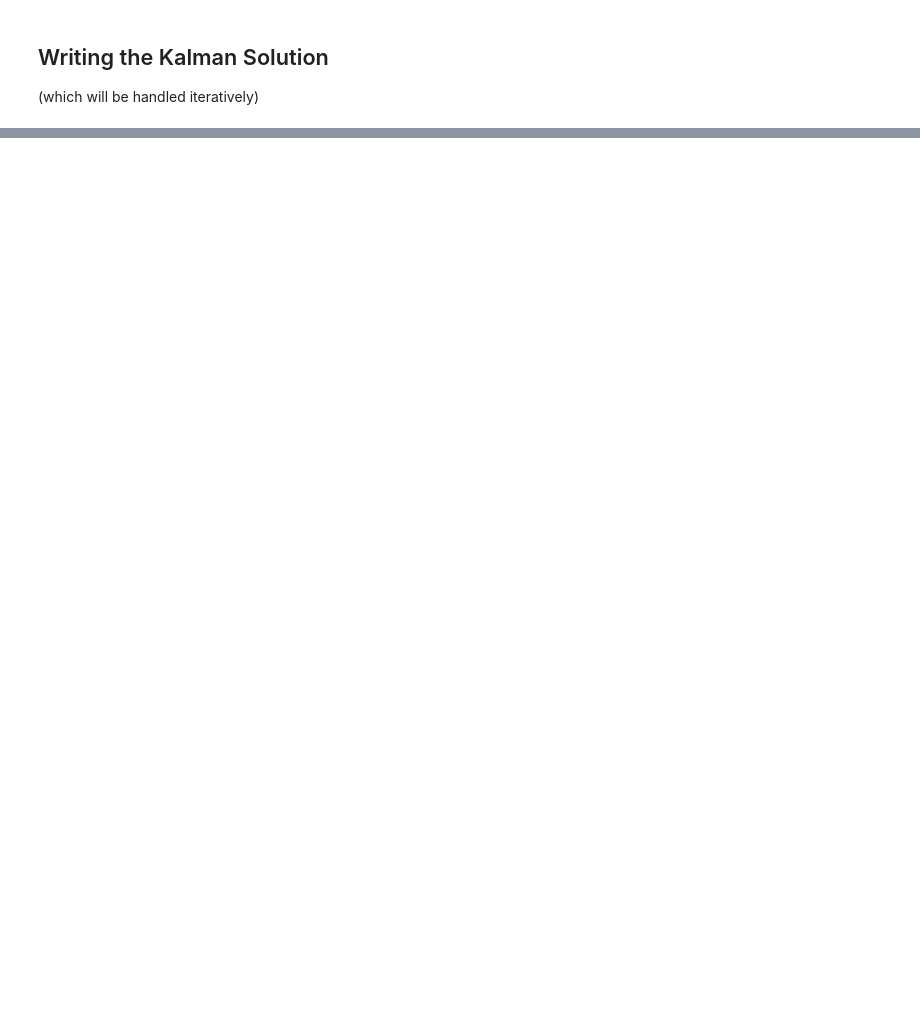
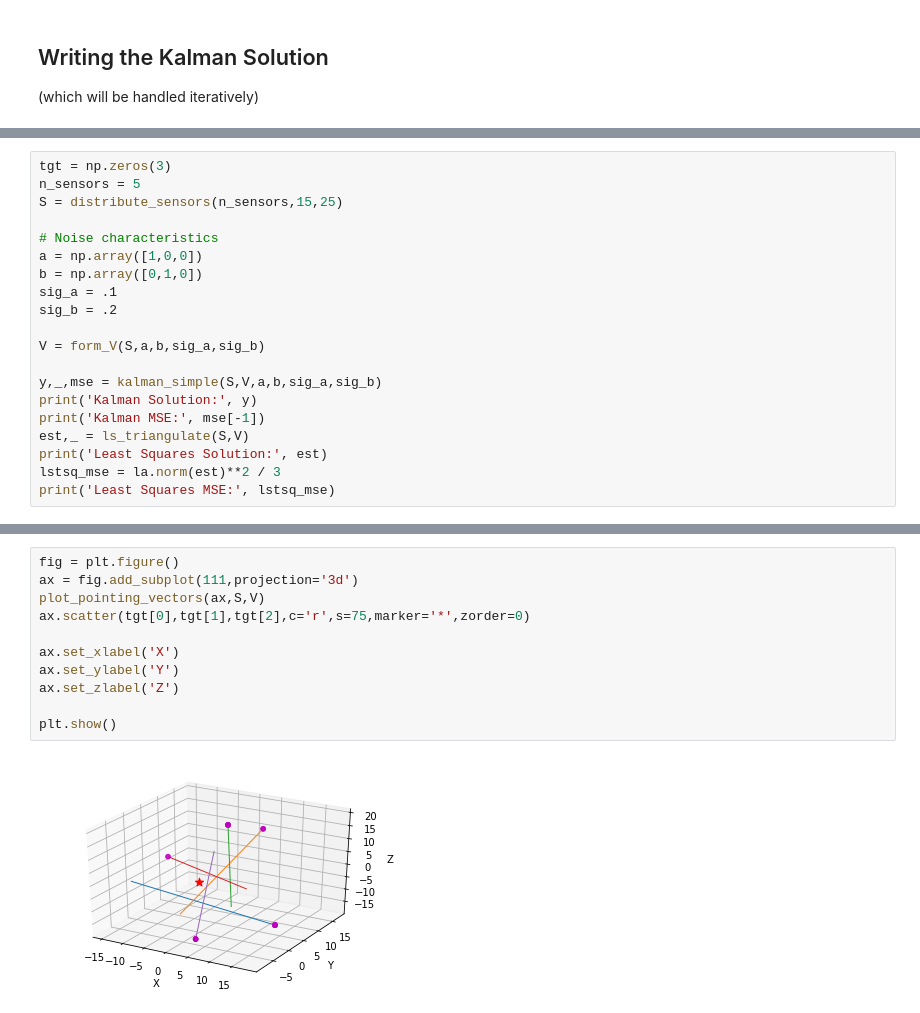
Before and after one commit to andylai2/Nball-triangulation, a Jupyter notebook: KF fusion.ipynb, the cells around one changed output, grey strips where cells are left out. Drawn from its saved outputs; the diff is of its cells as text; blank space fills up the shorter version.

```diff
--- a/KF fusion.ipynb
+++ b/KF fusion.ipynb
@@ -479,0 +527,20 @@ s
+# %%
+tgt = np.zeros(3)
+n_sensors = 5
+S = distribute_sensors(n_sensors,15,25)
+
+# Noise characteristics
+a = np.array([1,0,0])
+b = np.array([0,1,0])
+sig_a = .1
+sig_b = .2
+
+V = form_V(S,a,b,sig_a,sig_b)
+
+y,_,mse = kalman_simple(S,V,a,b,sig_a,sig_b)
+print('Kalman Solution:', y)
+print('Kalman MSE:', mse[-1])
+est,_ = ls_triangulate(S,V)
+print('Least Squares Solution:', est)
+lstsq_mse = la.norm(est)**2 / 3
+print('Least Squares MSE:', lstsq_mse)
@@ -479,0 +565,13 @@ s
+# %%
+fig = plt.figure()
+ax = fig.add_subplot(111,projection='3d')
+plot_pointing_vectors(ax,S,V)
+ax.scatter(tgt[0],tgt[1],tgt[2],c='r',s=75,marker='*',zorder=0)
+
+ax.set_xlabel('X')
+ax.set_ylabel('Y')
+ax.set_zlabel('Z')
+
+plt.show()
+# %% [output]
+[figure, added]
```
Also changed, not shown: parts of 19 cells of this notebook.
